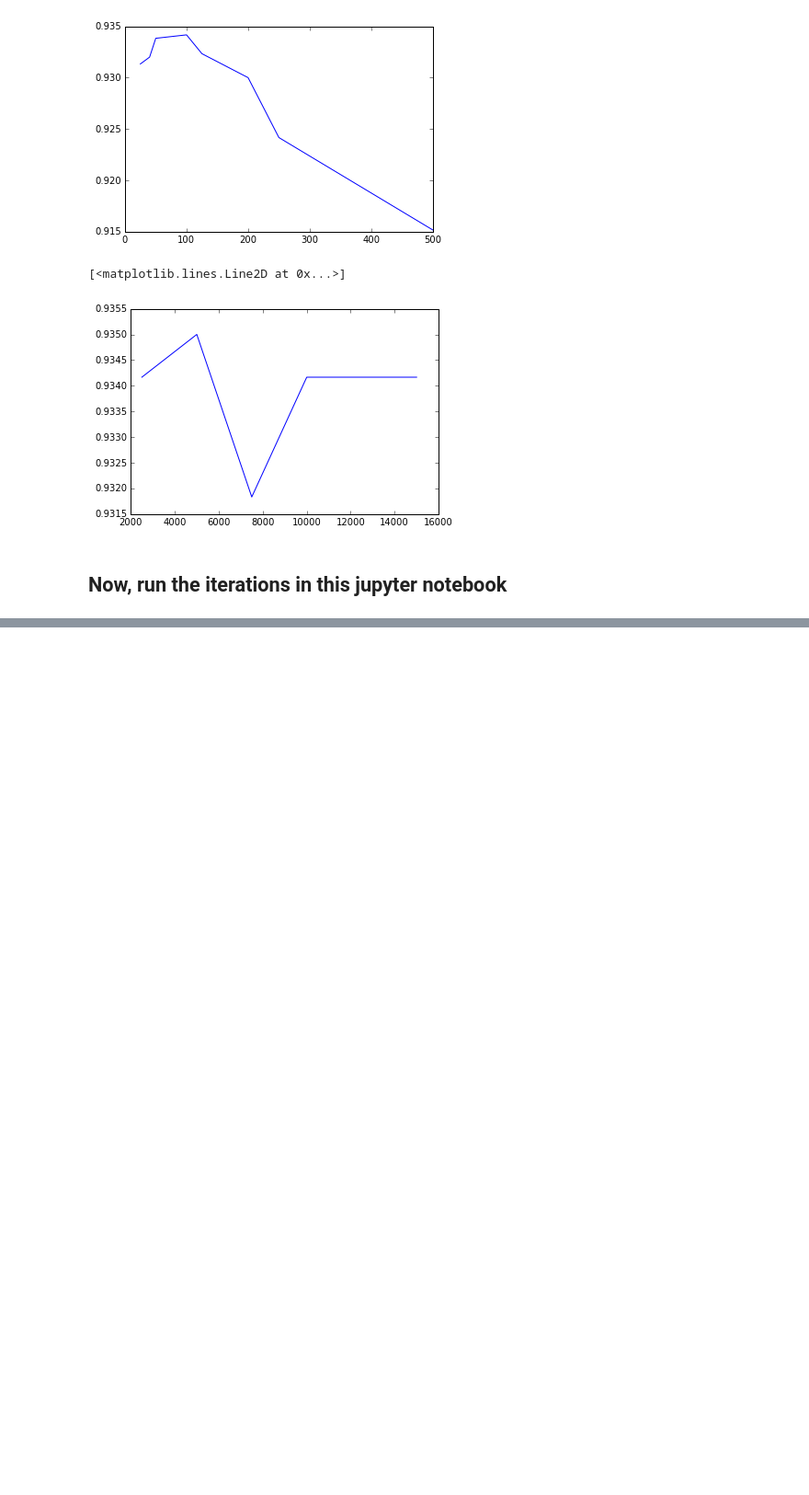
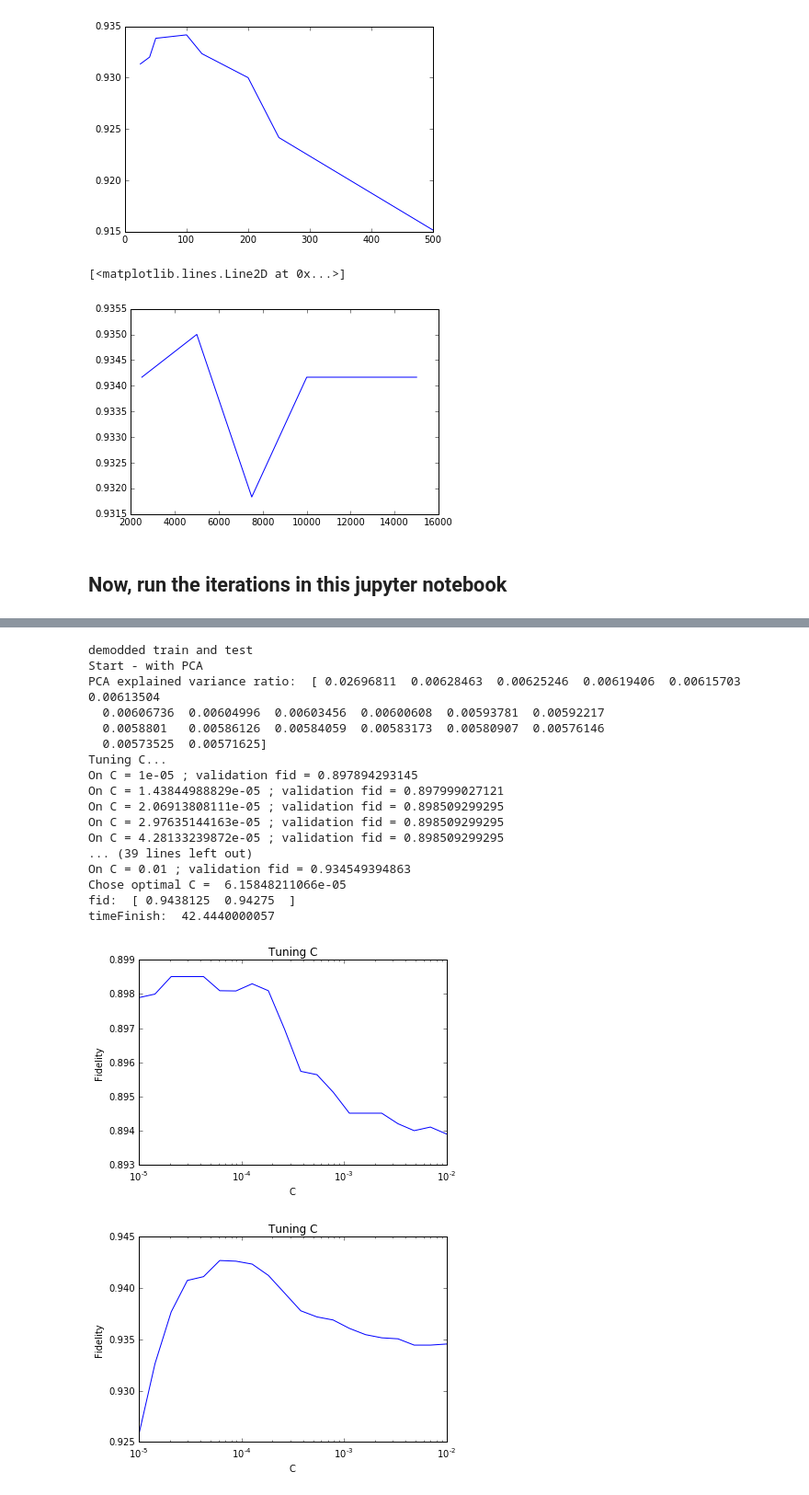
Before and after one commit to dennischenfeng/qnl_qmtrajproj, a Jupyter notebook: SWInt_SVM_v2.ipynb, the cells around one changed output, grey strips where cells are left out. Shown at 92% size. Cells and saved outputs as stored; diff of their text form; code cells hidden in the pictures; blank space fills up the shorter version.

```diff
--- a/SWInt_SVM_v2.ipynb
+++ b/SWInt_SVM_v2.ipynb
@@ -709,0 +790,56 @@ NameError: name 'j' is not defined
+# %%
+# comparing w/ PCA and w/o PCA
+
+dataSize = 10000
+startTestIndex = int(dataSize * (1 - testFraction))
+traj_train, labels_train = tc.demod(rawdata[:, :startTestIndex, :, :])  # @@@ change the index depending on wheter using big or small dataset
+traj_test, labels_test = tc.demod(rawdata[:, startTestIndex:dataSize, :, :])
+print 'demodded train and test'
+
+
+print 'Start - with PCA'
+timeStart = time.time()
+clf = tc.SWInt_SVM(typeSVM='linear', usePCA=True)
+clf.fit(traj_train, labels_train, tuneC=True, lstC=10**np.linspace(-5, -2, 20), suppressPlots=True)
+timeFinish = time.time() - timeStart
+
+fid = np.array([clf.score(traj_train, labels_train), clf.score(traj_test, labels_test)])
+clf_SVM_PCA = clf
+
+print 'fid: ', fid
+print 'timeFinish: ', timeFinish
+
+
+
+
+print 'Start - no PCA'
+timeStart = time.time()
+clf = tc.SWInt_SVM(typeSVM='linear', usePCA=False)
+clf.fit(traj_train, labels_train, tuneC=True, lstC=10**np.linspace(-5, -2, 20), suppressPlots=True)
+timeFinish = time.time() - timeStart
+
+fid = np.array([clf.score(traj_train, labels_train), clf.score(traj_test, labels_test)])
+clf_SVM_noPCA = clf
+
+print 'fid: ', fid
+print 'timeFinish: ', timeFinish
+# %% [output]
+demodded train and test
+Start - with PCA
+PCA explained variance ratio:  [ 0.02696811  0.00628463  0.00625246  0.00619406  0.00615703  0.00613504
+  0.00606736  0.00604996  0.00603456  0.00600608  0.00593781  0.00592217
+  0.0058801   0.00586126  0.00584059  0.00583173  0.00580907  0.00576146
+  0.00573525  0.00571625]
+Tuning C...
+On C = 1e-05 ; validation fid = 0.897894293145
+On C = 1.43844988829e-05 ; validation fid = 0.897999027121
+On C = 2.06913808111e-05 ; validation fid = 0.898509299295
+On C = 2.97635144163e-05 ; validation fid = 0.898509299295
+On C = 4.28133239872e-05 ; validation fid = 0.898509299295
+... (39 lines left out)
+On C = 0.01 ; validation fid = 0.934549394863
+Chose optimal C =  6.15848211066e-05
+fid:  [ 0.9438125  0.94275  ]
+timeFinish:  42.4440000057
+[figure, added]
+[figure, added]
```
Also changed, not shown: parts of 7 cells of this notebook, 1 other file.
